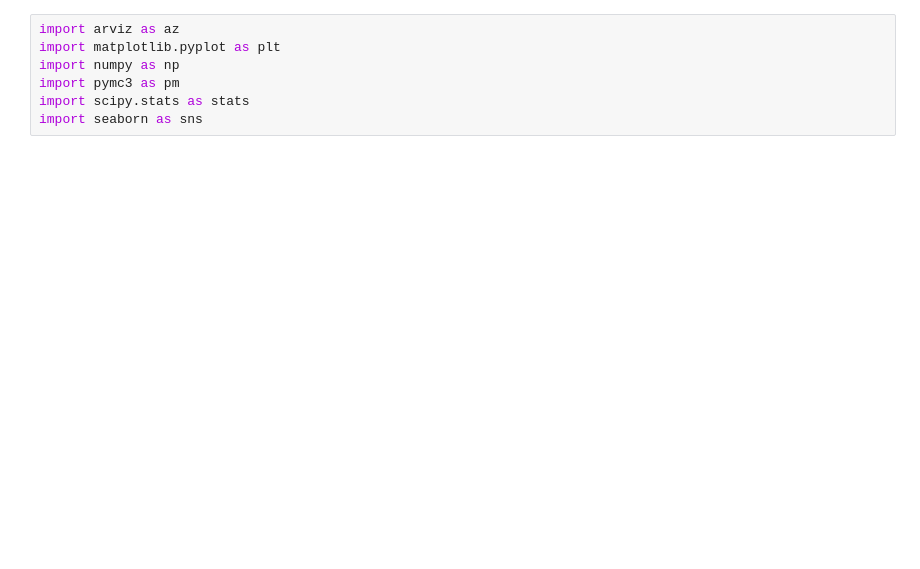
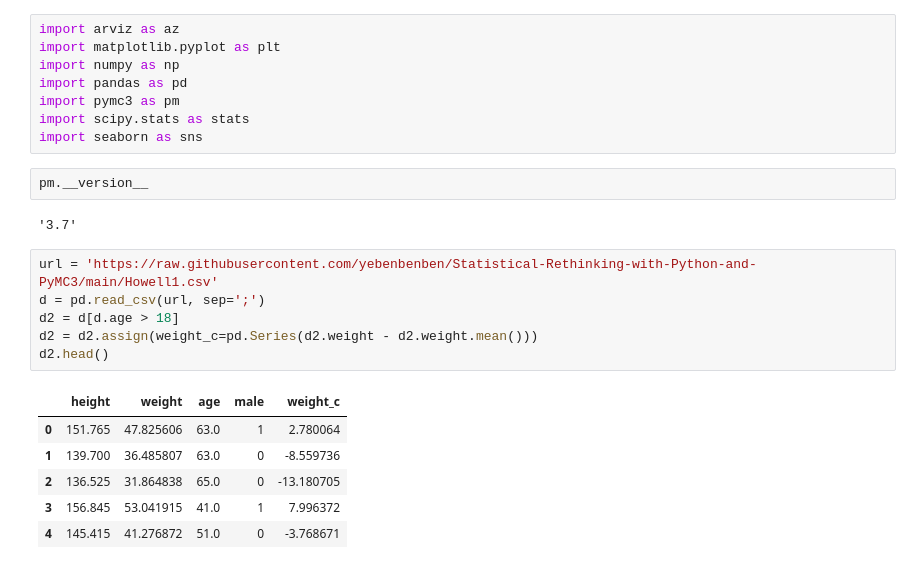
Before and after one commit to yebenbenben/Statistical-Rethinking-with-Python-and-PyMC3, a Jupyter notebook: Ch4.ipynb, the cells around one changed output. Saved outputs shown, nothing was run; the diff lists cells and outputs as text; blank space fills up the shorter version.

```diff
--- a/Ch4.ipynb
+++ b/Ch4.ipynb
@@ -23,8 +24,26 @@ Requirement already satisfied: six>=1.5 in /usr/local/lib/python3.6/dist-package
 import arviz as az
 import matplotlib.pyplot as plt
 import numpy as np
+import pandas as pd
 import pymc3 as pm
 import scipy.stats as stats
 import seaborn as sns
+# %%
+pm.__version__
+# %% [output]
+'3.7'
+# %%
+url = 'https://raw.githubusercontent.com/yebenbenben/Statistical-Rethinking-with-Python-and-PyMC3/main/Howell1.csv'
+d = pd.read_csv(url, sep=';')
+d2 = d[d.age > 18]
+d2 = d2.assign(weight_c=pd.Series(d2.weight - d2.weight.mean()))
+d2.head()
+# %% [output]
+|  | height | weight | age | male | weight_c |
+| 0 | 151.765 | 47.825606 | 63.0 | 1 | 2.780064 |
+| 1 | 139.700 | 36.485807 | 63.0 | 0 | -8.559736 |
+| 2 | 136.525 | 31.864838 | 65.0 | 0 | -13.180705 |
+| 3 | 156.845 | 53.041915 | 41.0 | 1 | 7.996372 |
+| 4 | 145.415 | 41.276872 | 51.0 | 0 | -3.768671 |
 # %%
 # 4.42
```
Also changed, not shown: parts of 4 cells of this notebook.
